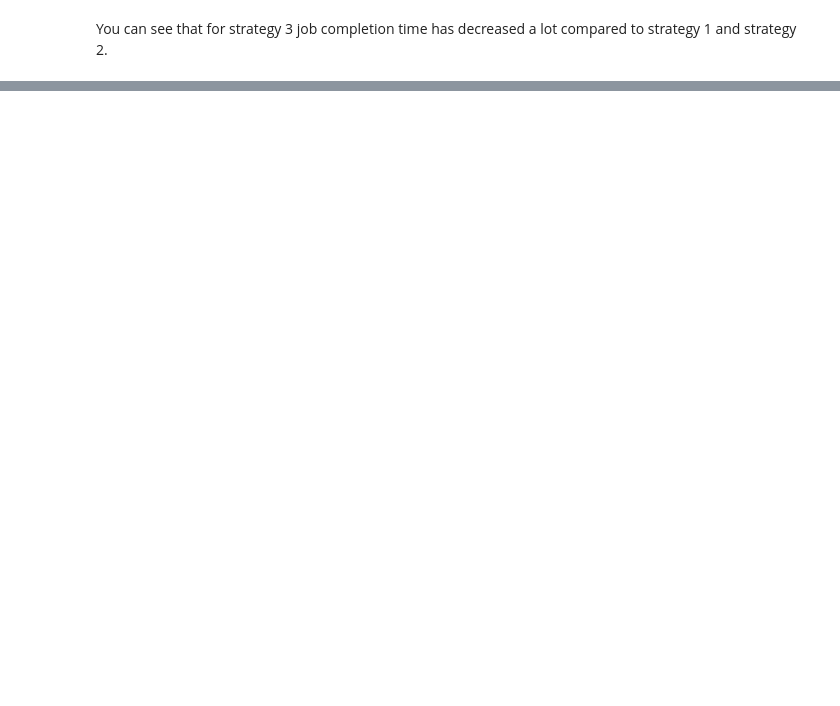
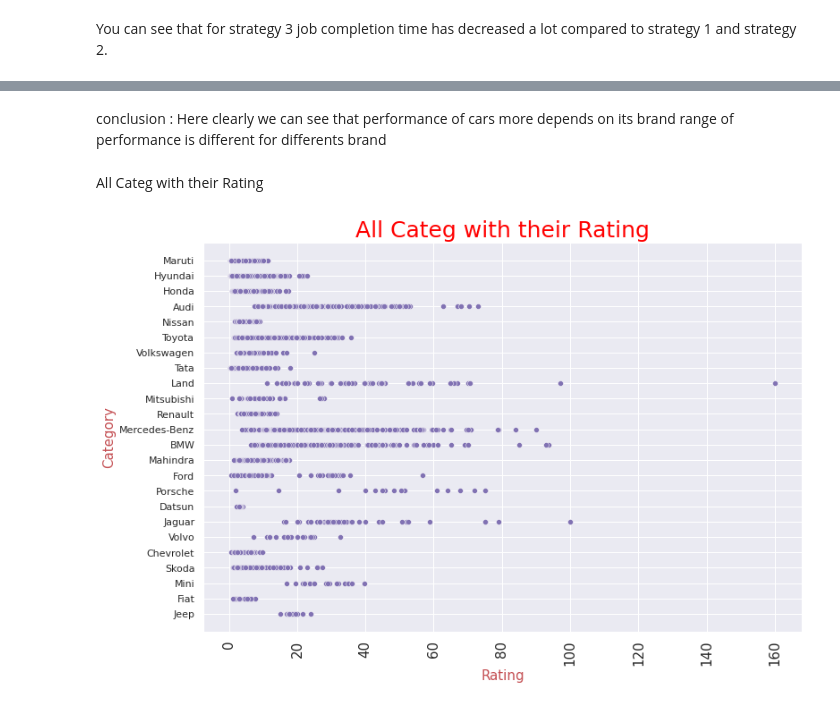
Before and after one commit to mohankrishnas3/Cloud, a Jupyter notebook: Cloud_project.ipynb, the cells around one changed output, grey strips where cells are left out. Saved outputs shown, nothing was run; the diff lists cells and outputs as text; code cells hidden in the pictures; blank space fills up the shorter version.

```diff
--- a/Cloud_project.ipynb
+++ b/Cloud_project.ipynb
@@ -441,0 +1079,16 @@ You can see that for strategy 3 job completion time has decreased a lot compared
+# %% [markdown]
+conclusion :
+Here clearly we can see that performance of cars more depends on its brand
+range of performance is different for differents brand
+# %% [markdown]
+All Categ with their Rating
+# %%
+plt.figure(figsize=(12,8))
+sns.scatterplot(data=df,y="Name",x='Performance_Score',color="m")
+plt.xticks(rotation='vertical',size=15)
+plt.xlabel("Rating",size=15,c="r")
+plt.ylabel("Category",size=15,c="r")
+plt.title("All Categ with their Rating",size=25,c="red")
+plt.show()
+# %% [output]
+[figure, added]
```
Also changed, not shown: parts of 161 cells of this notebook.
